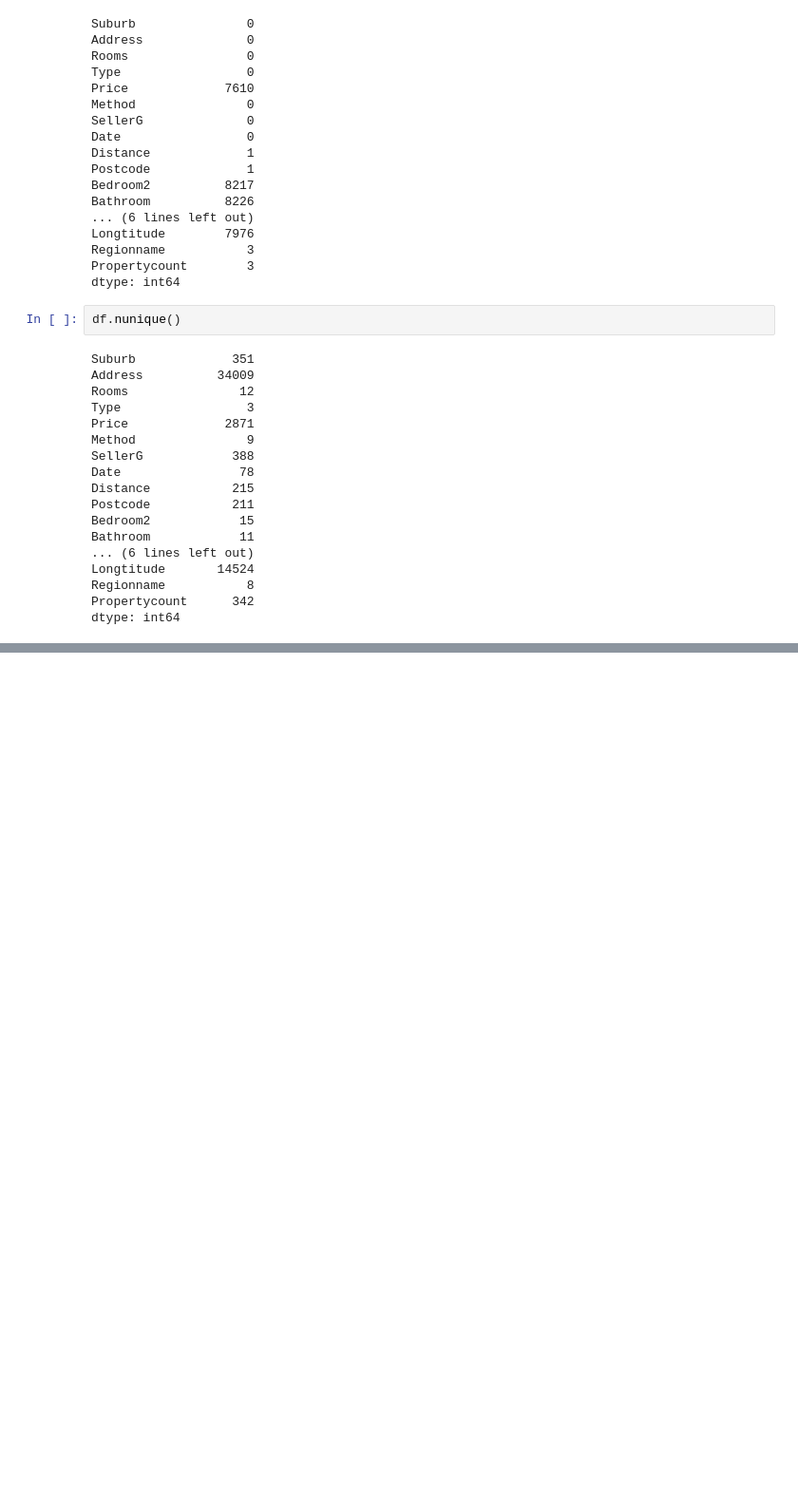
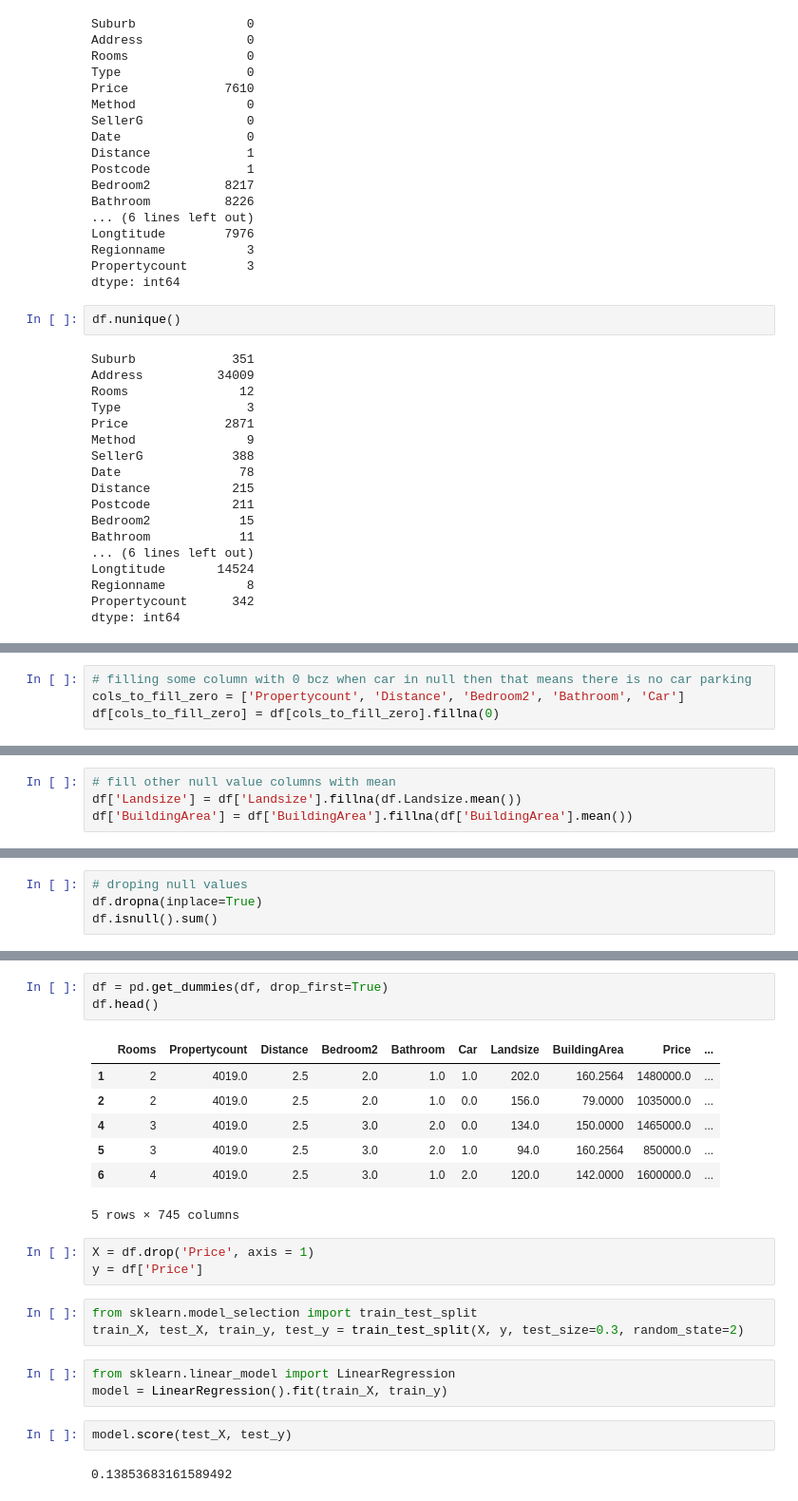
Before and after one commit to NikhilDevassia/Lasso-Ridge-Regression-house-price-prediction, a Jupyter notebook: Untitled.ipynb, the cells around one changed output, grey strips where cells are left out. Shown: that part at 95% size. Saved outputs shown, nothing was run; the diff lists cells and outputs as text; blank space fills up the shorter version.

```diff
--- a/Untitled.ipynb
+++ b/Untitled.ipynb
@@ -61,0 +111,4 @@ dtype: int64
+# %%
+# filling some column with 0 bcz when car in null then that means there is no car parking
+cols_to_fill_zero = ['Propertycount', 'Distance', 'Bedroom2', 'Bathroom', 'Car']
+df[cols_to_fill_zero] = df[cols_to_fill_zero].fillna(0)
@@ -61,0 +143,4 @@ dtype: int64
+# %%
+# fill other null value columns with mean
+df['Landsize'] = df['Landsize'].fillna(df.Landsize.mean())
+df['BuildingArea'] = df['BuildingArea'].fillna(df['BuildingArea'].mean())
@@ -61,0 +166,4 @@ dtype: int64
+# %%
+# droping null values
+df.dropna(inplace=True)
+df.isnull().sum()
@@ -61,0 +187,24 @@ dtype: int64
+# %%
+df = pd.get_dummies(df, drop_first=True)
+df.head()
+# %% [output]
+|  | Rooms | Propertycount | Distance | Bedroom2 | Bathroom | Car | Landsize | BuildingArea | Price | ... |
+| 1 | 2 | 4019.0 | 2.5 | 2.0 | 1.0 | 1.0 | 202.0 | 160.2564 | 1480000.0 | ... |
+| 2 | 2 | 4019.0 | 2.5 | 2.0 | 1.0 | 0.0 | 156.0 | 79.0000 | 1035000.0 | ... |
+| 4 | 3 | 4019.0 | 2.5 | 3.0 | 2.0 | 0.0 | 134.0 | 150.0000 | 1465000.0 | ... |
+| 5 | 3 | 4019.0 | 2.5 | 3.0 | 2.0 | 1.0 | 94.0 | 160.2564 | 850000.0 | ... |
+| 6 | 4 | 4019.0 | 2.5 | 3.0 | 1.0 | 2.0 | 120.0 | 142.0000 | 1600000.0 | ... |
+5 rows × 745 columns
+# %%
+X = df.drop('Price', axis = 1)
+y = df['Price']
+# %%
+from sklearn.model_selection import train_test_split
+train_X, test_X, train_y, test_y = train_test_split(X, y, test_size=0.3, random_state=2)
+# %%
+from sklearn.linear_model import LinearRegression
+model = LinearRegression().fit(train_X, train_y)
+# %%
+model.score(test_X, test_y)
+# %% [output]
+0.13853683161589492
```
Also changed, not shown: parts of 11 cells of this notebook.
